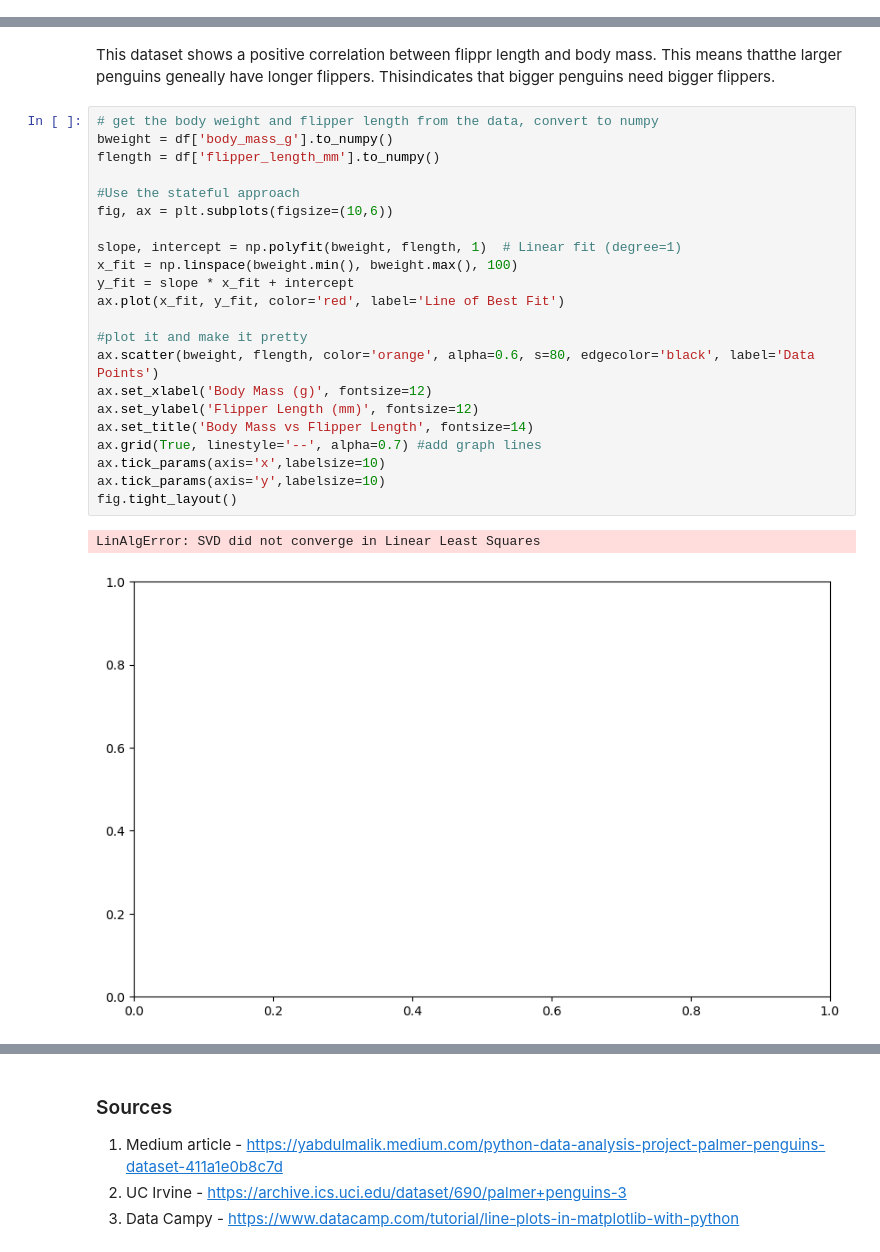
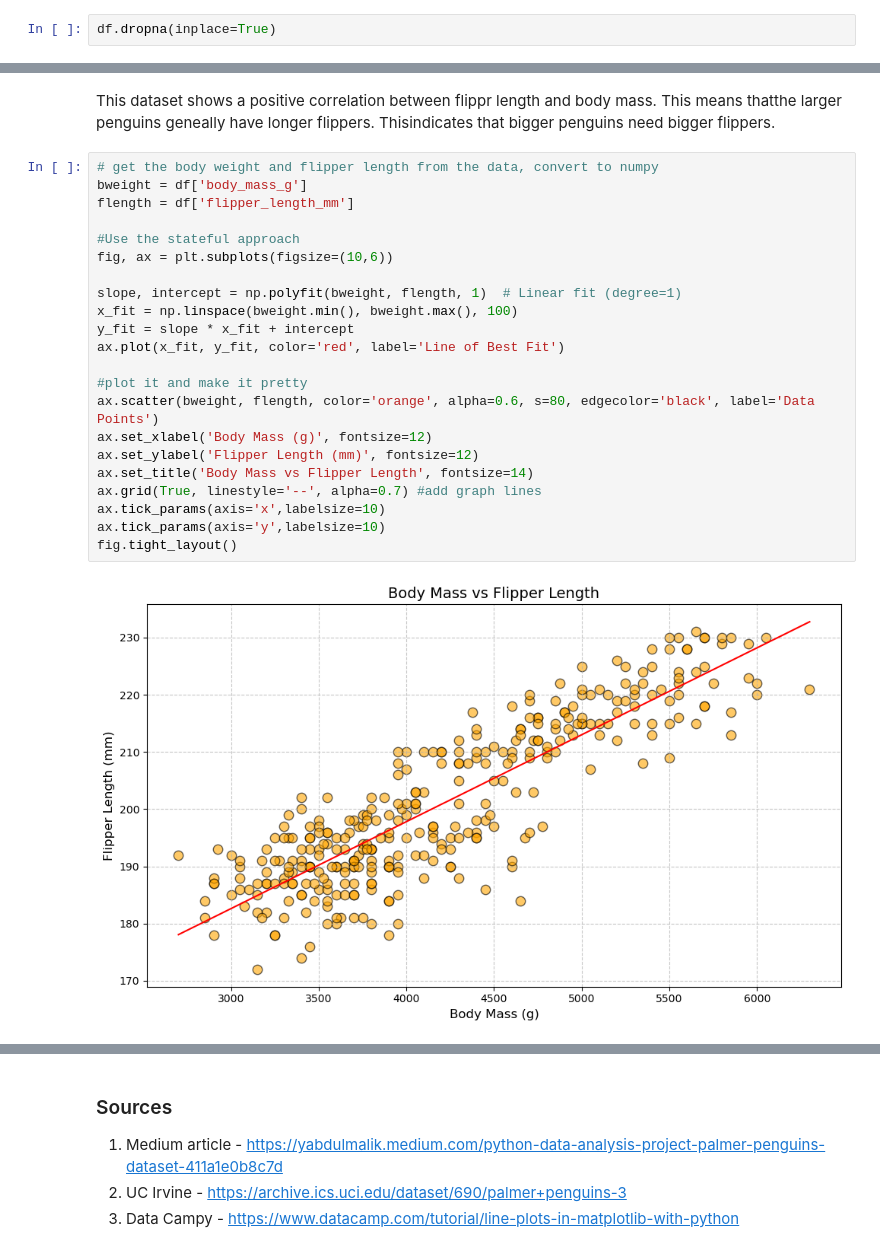
Before and after one commit to aoifeflav/principles-of-data-analytics-mywork, a Jupyter notebook: penguins.ipynb, the cells around one changed output, grey strips where cells are left out. Cells and saved outputs as stored; diff of their text form.

```diff
--- a/penguins.ipynb
+++ b/penguins.ipynb
@@ -24,3 +35,5 @@ df = pd.read_csv("https://raw.githubusercontent.com/mwaskom/seaborn-data/master/
+# %%
+df.dropna(inplace=True)
 # %% [markdown]
 ## Overview of the Dataset
 
@@ -149,29 +199,28 @@ plt.show()
 This dataset shows a positive correlation between flippr length and body mass. This means thatthe larger penguins geneally have longer flippers. Thisindicates that bigger penguins need bigger flippers.
 # %%
 # get the body weight and flipper length from the data, convert to numpy
-bweight = df['body_mass_g'].to_numpy()
-flength = df['flipper_length_mm'].to_numpy()
+bweight = df['body_mass_g']
+flength = df['flipper_length_mm']
 
 #Use the stateful approach
 fig, ax = plt.subplots(figsize=(10,6))
 
 slope, intercept = np.polyfit(bweight, flength, 1)  # Linear fit (degree=1)
 x_fit = np.linspace(bweight.min(), bweight.max(), 100)
 y_fit = slope * x_fit + intercept
 ax.plot(x_fit, y_fit, color='red', label='Line of Best Fit')
 
 #plot it and make it pretty
 ax.scatter(bweight, flength, color='orange', alpha=0.6, s=80, edgecolor='black', label='Data Points')
 ax.set_xlabel('Body Mass (g)', fontsize=12)
 ax.set_ylabel('Flipper Length (mm)', fontsize=12)
 ax.set_title('Body Mass vs Flipper Length', fontsize=14)
 ax.grid(True, linestyle='--', alpha=0.7) #add graph lines
 ax.tick_params(axis='x',labelsize=10)
 ax.tick_params(axis='y',labelsize=10)
 fig.tight_layout()
 # %% [output]
-LinAlgError: SVD did not converge in Linear Least Squares
-[figure, old version]
+[figure, new version]
 # %%
 #m, c = np.polyfit(bweight, flength, 1)
 #ax.plot(bweight, m * bweight + c, 'r-')
```
Also changed, not shown: parts of 12 cells of this notebook.
